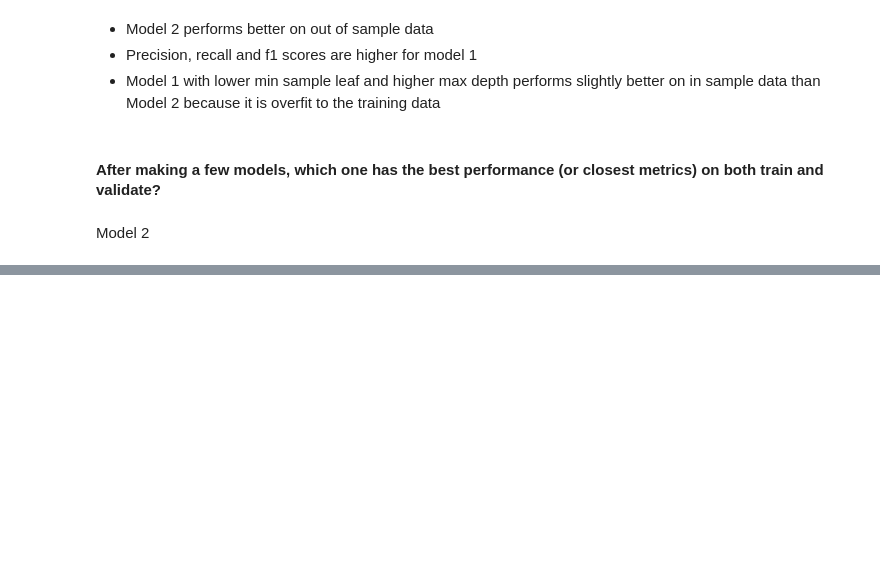
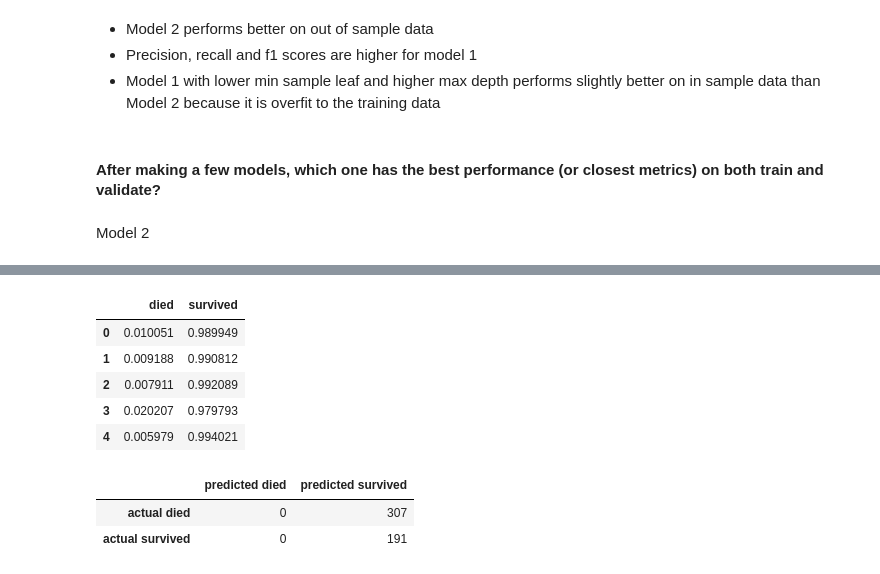
Before and after one commit to lupeluna/classification-exercises, a Jupyter notebook: model.ipynb, the cells around one changed output, grey strips where cells are left out. Saved outputs shown, nothing was run; the diff lists cells and outputs as text; code cells hidden in the pictures; blank space fills up the shorter version.

```diff
--- a/model.ipynb
+++ b/model.ipynb
@@ -330,0 +706,6 @@ Model 2
+# %%
+for k in range(1, 13):
+    knn = KNeighborsClassifier(n_neighbors=k)
+    knn.fit(X_train, y_train)
+    accuracy = knn.score(X_test, y_test)
+    print(f'{k:2d}: {accuracy:.2%}')
@@ -330,0 +795,3 @@ Model 2
+# %%
+# Define the logistic regression model
+logit = LogisticRegression(C=1, class_weight={0:1, 1:99}, random_state=123)
@@ -330,0 +818,20 @@ Model 2
+# %%
+y_pred_proba = pd.DataFrame(y_pred_proba, columns= ['died', 'survived'])
+y_pred_proba.head()
+# %% [output]
+|  | died | survived |
+| 0 | 0.010051 | 0.989949 |
+| 1 | 0.009188 | 0.990812 |
+| 2 | 0.007911 | 0.992089 |
+| 3 | 0.020207 | 0.979793 |
+| 4 | 0.005979 | 0.994021 |
+# %%
+# add confusion matrix
+
+pd.DataFrame(confusion_matrix(y_train, y_pred, labels = (0,1)),
+                  index = ['actual died', 'actual survived'],
+                 columns = ['predicted died', 'predicted survived'])
+# %% [output]
+|  | predicted died | predicted survived |
+| actual died | 0 | 307 |
+| actual survived | 0 | 191 |
```
Also changed, not shown: parts of 79 cells of this notebook.
